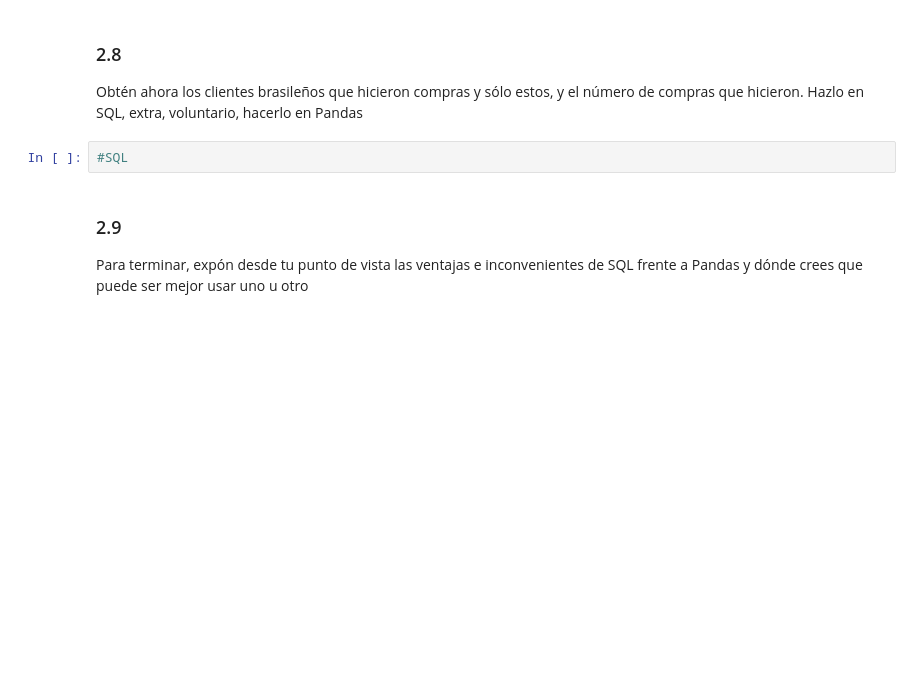
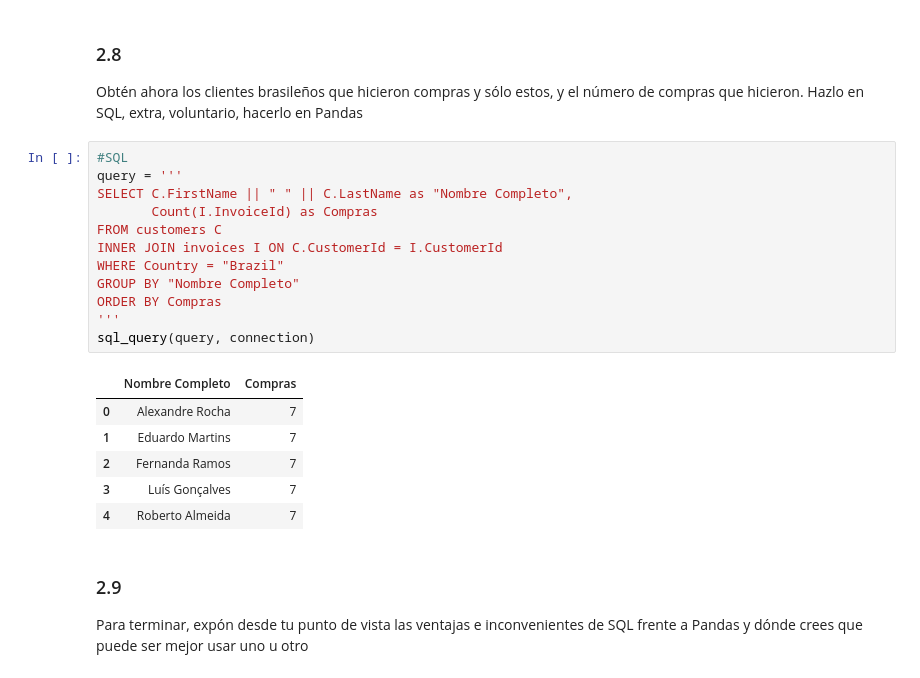
Before and after one commit to enax93/ONLINE_DS_THEBRIDGE_EmmaCollado, a Jupyter notebook: 03_Analisis_de_Datos/Sprint_06/Unidad_01/Practica_Obligatoria/18_Practica_Obligatoria_SQL.ipynb, the cells around one changed output. Cells and saved outputs as stored; diff of their text form; blank space fills up the shorter version.

```diff
--- a/03_Analisis_de_Datos/Sprint_06/Unidad_01/Practica_Obligatoria/18_Practica_Obligatoria_SQL.ipynb
+++ b/03_Analisis_de_Datos/Sprint_06/Unidad_01/Practica_Obligatoria/18_Practica_Obligatoria_SQL.ipynb
@@ -244,8 +324,25 @@ Obtén ahora los clientes de Alemania (su nombre completo, ciudad y país) pero
 ### 2.8
 
 Obtén ahora los clientes brasileños que hicieron compras y sólo estos, y el número de compras que hicieron. Hazlo en SQL, extra, voluntario, hacerlo en Pandas
-# %%
-#SQL
+# %%
+#SQL
+query = '''
+SELECT C.FirstName || " " || C.LastName as "Nombre Completo",
+       Count(I.InvoiceId) as Compras
+FROM customers C
+INNER JOIN invoices I ON C.CustomerId = I.CustomerId
+WHERE Country = "Brazil"
+GROUP BY "Nombre Completo"
+ORDER BY Compras
+'''
+sql_query(query, connection)
+# %% [output]
+|  | Nombre Completo | Compras |
+| 0 | Alexandre Rocha | 7 |
+| 1 | Eduardo Martins | 7 |
+| 2 | Fernanda Ramos | 7 |
+| 3 | Luís Gonçalves | 7 |
+| 4 | Roberto Almeida | 7 |
 # %% [markdown]
 ### 2.9
 
```
Also changed, not shown: parts of 6 cells of this notebook.
